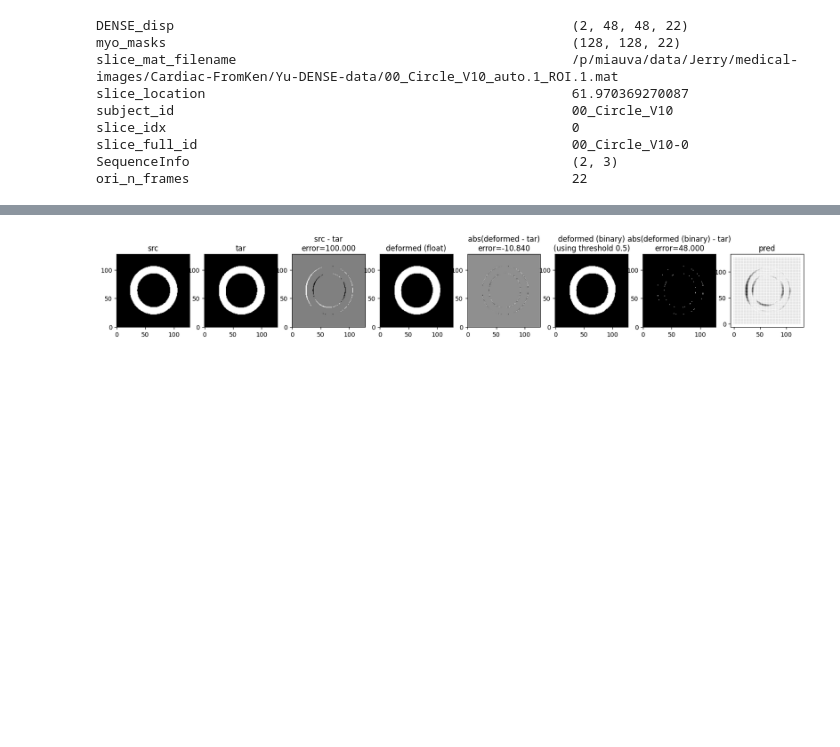
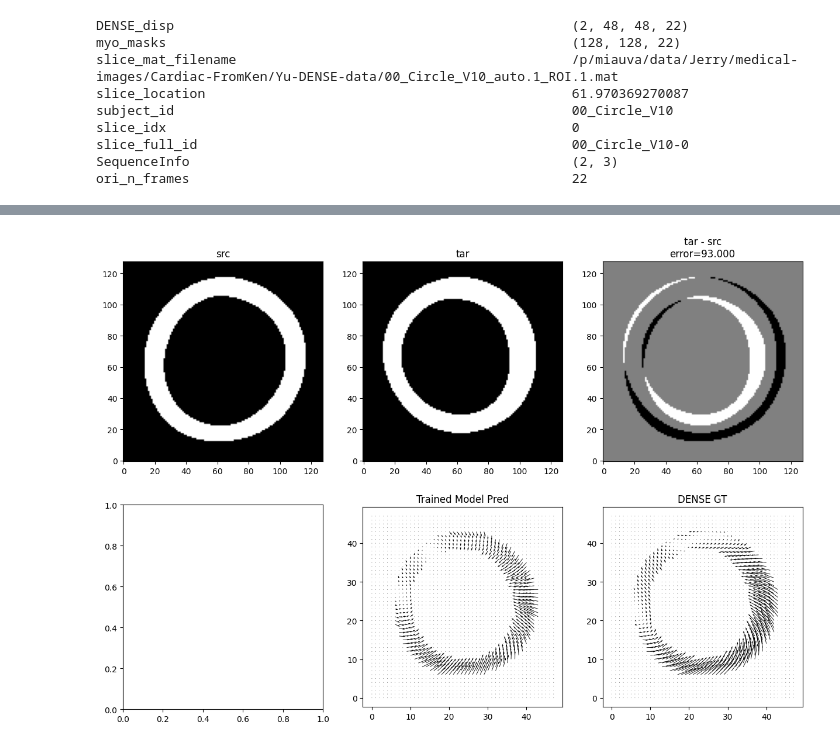
Before and after one commit to jr-xing/LaMoD, a Jupyter notebook: notebooks/train-LaMoD.ipynb, the cells around one changed output, grey strips where cells are left out. Drawn from its saved outputs; the diff is of its cells as text; code cells hidden in the pictures; blank space fills up the shorter version.

Commit message:
trainin LaMoD script

```diff
--- a/notebooks/train-LaMoD.ipynb
+++ b/notebooks/train-LaMoD.ipynb
@@ -41,8 +39,8 @@ device = torch.device('cuda:0' if torch.cuda.is_available() else 'cpu')
 # %%
 # 1. load config
 import json
-# config_fname = 'configs/ours-pretrain-registration-patchify-video.json'
-config_fname = 'configs/ours-pretrain-registration-aligned-frames.json'
+# config_fname = 'configs/ours-train-LaMoD-patchify-video.json'
+config_fname = 'configs/ours-train-LaMoD-aligned-frames.json'
 
 config = json.load(open(config_fname))
 # %%
@@ -182,9 +205,9 @@ Loading pretrained model from checkpoints/ours_registration.pth
 # %%
 # Training
 from modules.trainer import build_trainer
-config['training']['epochs'] = 15 # set only 30 epochs for debugging
-config['training']['batch_size'] = 16 # can use larger batch size if use patchified video
-config['training']['learning_rate'] = 1e-4
+# config['training']['epochs'] = 15 # set only 30 epochs for debugging
+# config['training']['batch_size'] = 32 # can use larger batch size if use patchified video
+# config['training']['learning_rate'] = 1e-4
 trainer = build_trainer(config['training'], device, config)
 # %%
 exp_dict, trained_models, wandb_experiment = trainer.train(
@@ -427,53 +336,45 @@ for check_pair_idx in [22, 32, 45]:
 # %%
-# check the source, target, abs(source- target), deformed, abs(deformed - target), pred disp, DENSE disp
+# compare the source, target, target-source difference, registration results, trained model prediction results
 import numpy as np
 import matplotlib.pyplot as plt
-# for check_pair_idx in [0,5,10,20]:
-# for check_pair_idx in [22, 32, 45, 60]:
-for check_pair_idx in [22, 32, 45]:
+for check_pair_idx in [5,10,20]:
+    n_frames = test_pred[check_pair_idx]['src'].shape[1]
+    vis_frame = n_frames//2
     src = test_pred[check_pair_idx]['src'][0].astype(float)[0]
-    tar = test_pred[check_pair_idx]['tar'][0].astype(float)[0]
-    # src_tar_diff = np.abs(src - tar)
-    src_tar_diff = src - tar
-    deformed = test_pred[check_pair_idx]['deformed_source_pred'][0][0]
+    tar = test_pred[check_pair_idx]['tar'][0].astype(float)[vis_frame]
+    tar_src_diff = tar - src
+
+    # deformed = train_pred[check_pair_idx]['deformed_source_pred'][0][0]
     # deformed_tar_diff = np.abs(deformed - tar)
-    deformed_tar_diff = deformed - tar
-    deformed_bin = deformed > 0.5
-    deformed_bin_tar_diff = np.abs(deformed_bin - tar)
-    disp_pred = test_pred[check_pair_idx]['displacement_pred'][:, 0]
+    # deformed_bin = deformed > 0.5
+    # deformed_bin_tar_diff = np.abs(deformed_bin - tar)
+    # disp_reg_pred  = test_pred[check_pair_idx]['reg_disp_pred'][:, vis_frame][:, ::2,::2]
+    disp_pred = test_pred[check_pair_idx]['DENSE_disp_pred'][:, vis_frame]
+    disp_GT = test_pred[check_pair_idx]['DENSE_disp'][:, vis_frame]
     # disp_DENSE = test_pred[check_pair_idx]['DENSE_disp']
 
-    fig, axs = plt.subplots(1, 8, figsize=(20, 5))
-    axs[0].imshow(src, cmap='gray')
-    axs[0].set_title('src')
-    axs[1].imshow(tar, cmap='gray')
-    axs[1].set_title('tar')
-    axs[2].imshow(src_tar_diff, cmap='gray')
-    axs[2].set_title(f'src - tar\nerror={src_tar_diff.sum():.3f}')
+    fig, axs = plt.subplots(2, 3, figsize=(15, 10))
+    axs[0,0].imshow(src, cmap='gray')
+    axs[0,0].set_title('src')
+    axs[0,0].invert_yaxis()
+    axs[0,1].imshow(tar, cmap='gray')
+    axs[0,1].set_title('tar')
+    axs[0,1].invert_yaxis()
+    axs[0,2].imshow(tar_src_diff, cmap='gray')
+    axs[0,2].set_title(f'tar - src\nerror={tar_src_diff.sum():.3f}')
+    axs[0,2].invert_yaxis()
 
-    axs[3].imshow(deformed, cmap='gray')
-    axs[3].set_title('deformed (float)')
-    axs[4].imshow(deformed_tar_diff, cmap='gray')
-    axs[4].set_title(f'abs(deformed - tar)\nerror={deformed_tar_diff.sum():.3f}')
+    # axs[1,0].quiver(disp_reg_pred[0], disp_reg_pred[1], scale=1, units='xy')
+    # # axs[7].invert_yaxis()
+    # axs[1,0].set_title('Registration Pred')
+    # axs[1,0].set_aspect('equal')
 
-    axs[5].imshow(deformed_bin, cmap='gray')
-    axs[5].set_title('deformed (binary)\n(using threshold 0.5)')
-    axs[6].imshow(deformed_bin_tar_diff, cmap='gray')
-    axs[6].set_title(f'abs(deformed (binary) - tar)\nerror={deformed_bin_tar_diff.sum():.3f}')
+    axs[1,1].quiver(disp_pred[0], disp_pred[1], scale=1, units='xy')
+    axs[1,1].set_title('Trained Model Pred')
+    axs[1,1].set_aspect('equal')
 
-    axs[7].quiver(disp_pred[0], disp_pred[1], scale=1, units='xy')
-    # axs[7].invert_yaxis()
-    axs[7].set_title('pred')
-    axs[7].set_aspect('equal')
-
-    for axs_idx in range(7):
-        # invert the y axis of the imshow results to match the quiver result
-        axs[axs_idx].invert_yaxis()
-    # axs[6].quiver(disp_DENSE[0], disp_DENSE[1], scale=10)
-    # axs[6].set_title('DENSE')
-    # axs[6].set_aspect('equal')
-
-    # save figure
-    # fig.savefig(save_exp_dir / f'check_pair_test_{check_pair_idx}.png', bbox_inches='tight')
+    axs[1,2].quiver(disp_GT[0], disp_GT[1], scale=1, units='xy')
+    axs[1,2].set_title('DENSE GT')
+    axs[1,2].set_aspect('equal')
 # %% [output]
-[figure, old version]
+[figure, new version]
```
Also changed, not shown: parts of 11 cells of this notebook, 4 other files.
